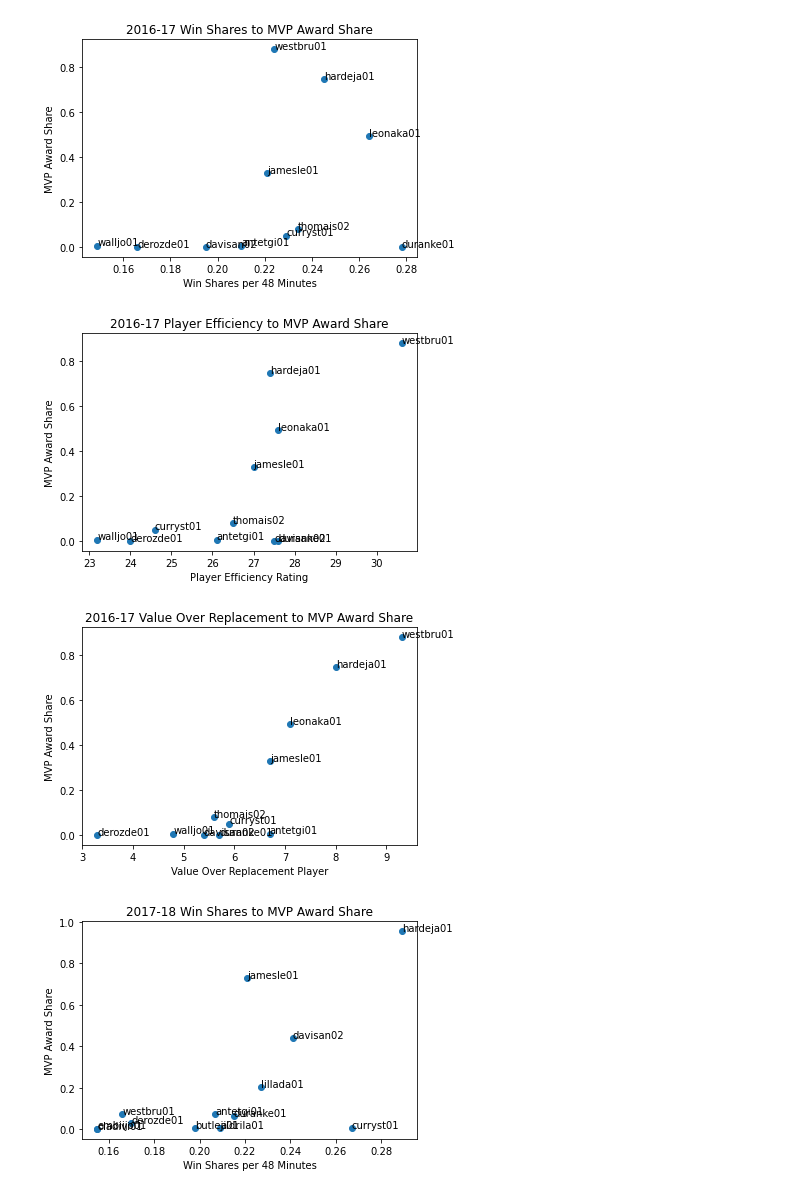
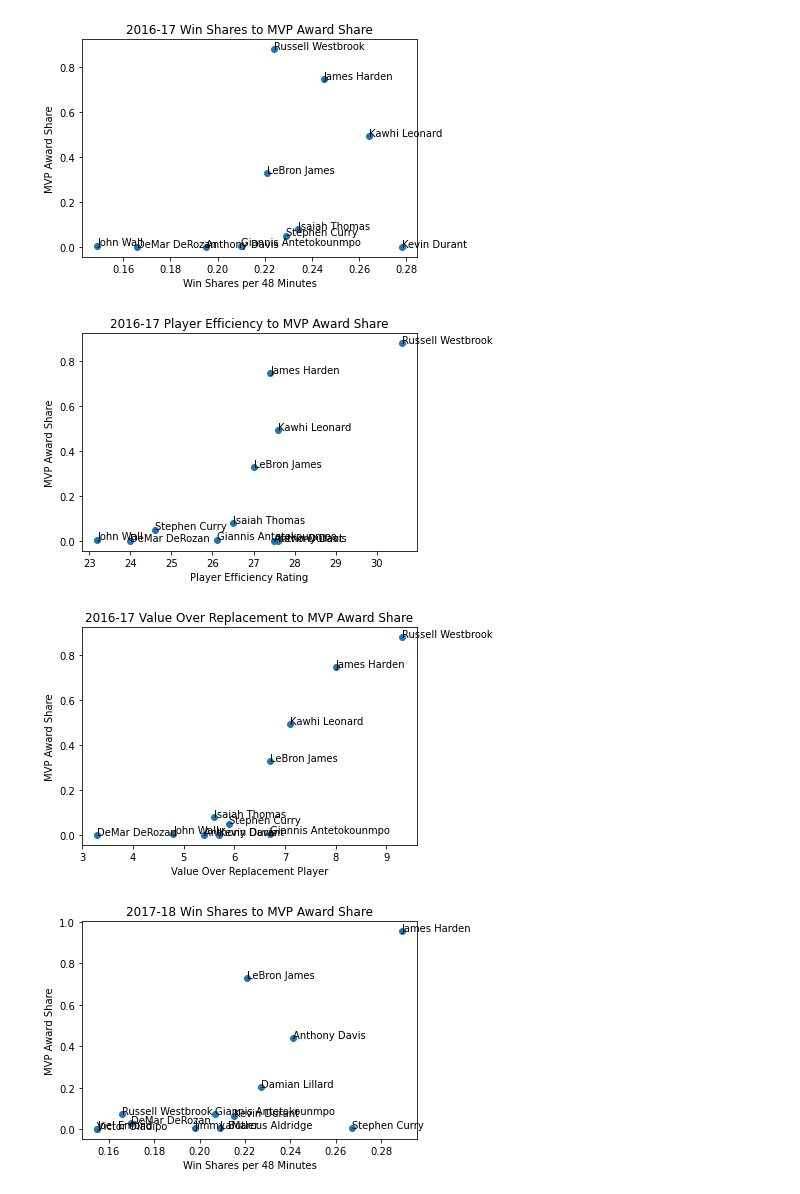
Before and after one commit to NeilGGopal/MVPAnalysis, a Jupyter notebook: notebooks/mvp-analysis.ipynb, the cells around one changed output. Drawn from its saved outputs; the diff is of its cells as text; code cells hidden in the pictures.

Commit message:
Changed labels to match Player name

```diff
--- a/notebooks/mvp-analysis.ipynb
+++ b/notebooks/mvp-analysis.ipynb
@@ -21,13 +21,13 @@ for val in vals:
     y_path = f'../data/{val} MVP.csv'
 
     # Dataframes
-    df_x = pd.read_csv(x_path, usecols=["Player-additional", "WS/48", "PER", "VORP"])
-    df_y = pd.read_csv(y_path, usecols=["Player-additional", "Share"])
-    output = pd.merge(df_x, df_y, on="Player-additional", how="inner")
+    df_x = pd.read_csv(x_path, usecols=["Player", "WS/48", "PER", "VORP"])
+    df_y = pd.read_csv(y_path, usecols=["Player", "Share"])
+    output = pd.merge(df_x, df_y, on="Player", how="inner")
 
     # Add new data to X and y for Multiple Linear Regression
-    X.append(output.drop(columns=["Share", "Player-additional"]))
-    y.append(output.drop(columns=["Player-additional", "WS/48", "PER", "VORP"]))
+    X.append(output.drop(columns=["Share", "Player"]))
+    y.append(output.drop(columns=["Player", "WS/48", "PER", "VORP"]))
 
     # Win Share Plot
     fig, ax = plt.subplots()
@@ -37,7 +37,7 @@ for val in vals:
     plt.title(f'{val} Win Shares to MVP Award Share')
 
     for i in range(len(output["WS/48"])):
-        ax.text(output["WS/48"][i], output["Share"][i], output["Player-additional"][i])
+        ax.text(output["WS/48"][i], output["Share"][i], output["Player"][i])
 
     plt.show()
 
@@ -49,40 +49,40 @@ for val in vals:
     plt.title(f'{val} Player Efficiency to MVP Award Share')
 
     for i in range(len(output["PER"])):
-        ax.text(output["PER"][i], output["Share"][i], output["Player-additional"][i])
+        ax.text(output["PER"][i], output["Share"][i], output["Player"][i])
 
     plt.show()
 
     # Value Over Replacement Player Plot
     fig, ax = plt.subplots()
     plt.scatter(output["VORP"], output["Share"])
     plt.xlabel("Value Over Replacement Player")
     plt.ylabel("MVP Award Share")
     plt.title(f'{val} Value Over Replacement to MVP Award Share')
 
     for i in range(len(output["VORP"])):
-        ax.text(output["VORP"][i], output["Share"][i], output["Player-additional"][i])
+        ax.text(output["VORP"][i], output["Share"][i], output["Player"][i])
 
     plt.show()
 
 # Dataframe concatenation for X and y variables
 X = pd.concat(X)
 y = pd.concat(y)
 print(X)
 print(y)
 
 # Training
 X_train, X_test, y_train, y_test = train_test_split(X, y, test_size=0.3, random_state=101)
 print(X_test)
 model = lm.LinearRegression()
 model.fit(X_train, y_train)
 
 # Predictions
 predictions = model.predict(X_test)
 print('Mean Squared Error : ', mean_squared_error(y_test, predictions))
 print('Mean Absolute Error : ', mean_absolute_error(y_test, predictions))
 # %% [output]
-[figure, old version]
+[figure, new version]
-[figure, old version]
+[figure, new version]
-[figure, old version]
+[figure, new version]
-[figure, old version]
+[figure, new version]
```
Also changed, not shown: parts of 2 cells of this notebook.
